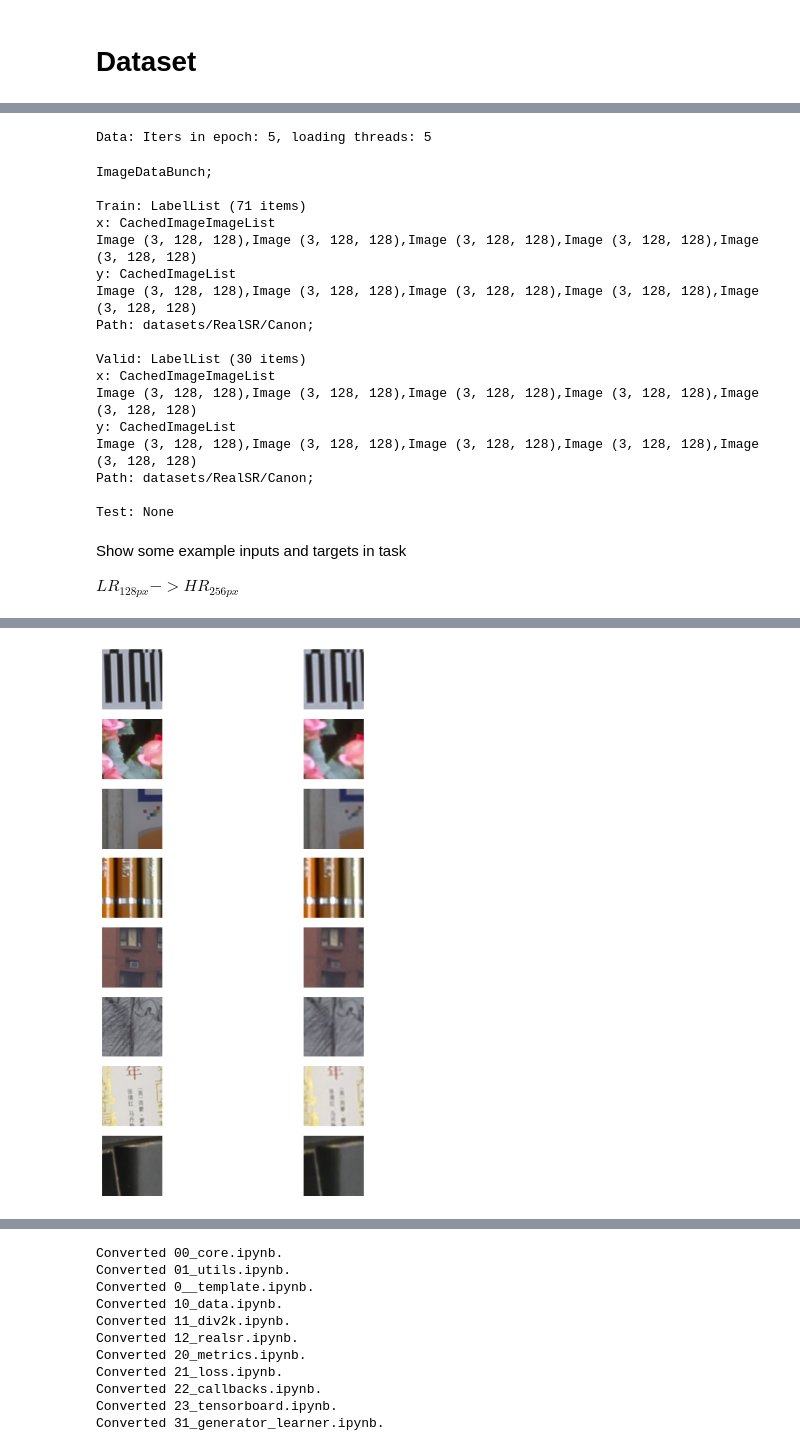
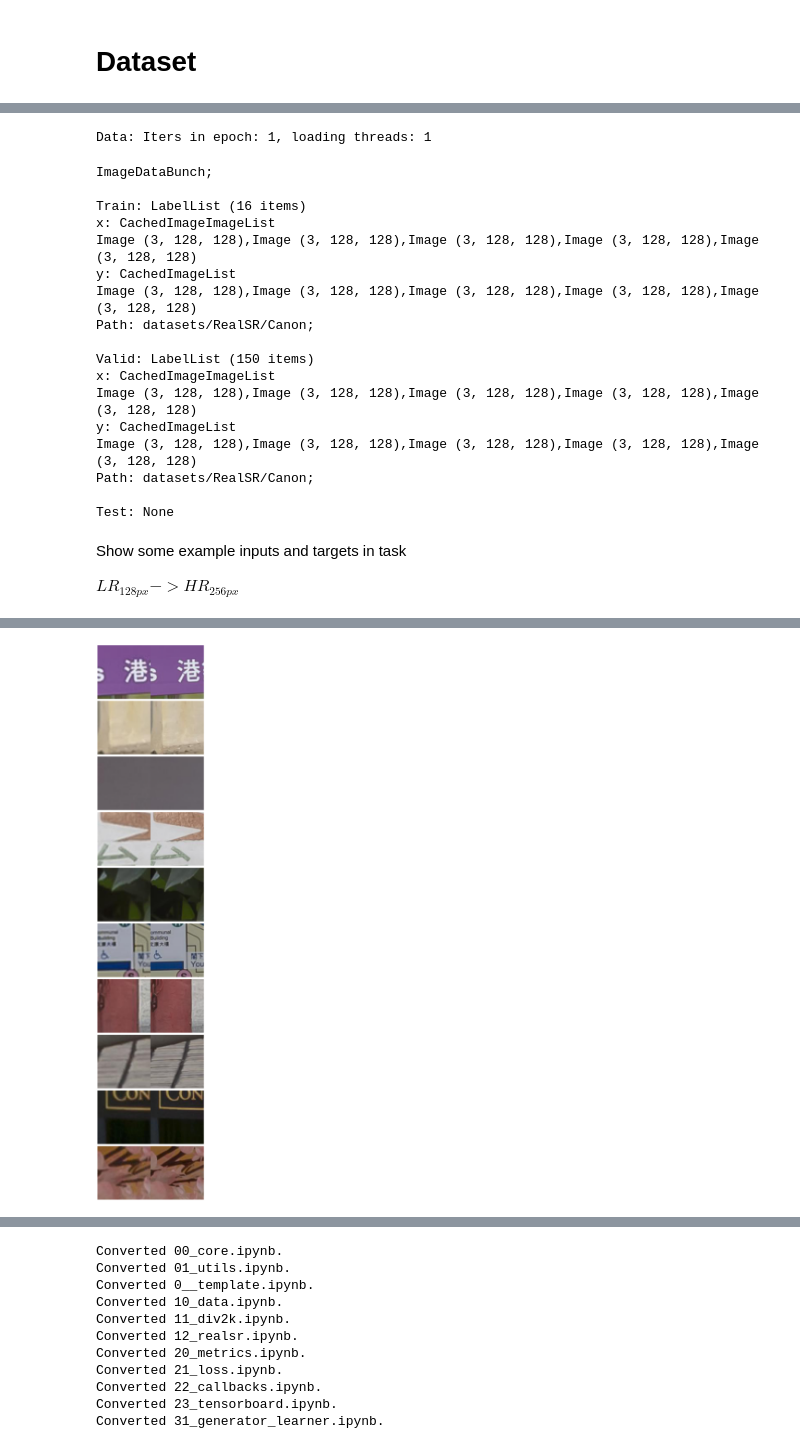
Before and after one commit to luksladky/SR-augmentation-learning, a Jupyter notebook: 12_realsr.ipynb, the cells around one changed output, grey strips where cells are left out. Saved outputs shown, nothing was run; the diff lists cells and outputs as text; code cells hidden in the pictures.

Commit message:
Fixed overfitting training with seeds, loss, cleaning

```diff
--- a/12_realsr.ipynb
+++ b/12_realsr.ipynb
@@ -123,7 +181,7 @@ def _repeat_il(il:ImageList, times:int=2)->ImageList:
         il.add(il_orig)
     return il
 
-def _get_il(input_type:str='LR2'):
+def _get_il(input_type:str='LR2', det_valid = True):
 
     il_canon = CachedImageImageList.from_folder(path_dataset / 'Canon') \
                .filter_by_func(lambda fname: '/2/' in str(fname)) \
@@ -136,39 +194,52 @@ def _get_il(input_type:str='LR2'):
     il_canon.add(il_nikon)
     il = il_canon
 
+    if det_valid:
+        il = il.filter_by_func(lambda fname: 'Valid' not in str(fname))
+        il_valid = CachedImageImageList.from_folder(path_dataset / 'Valid') \
+                        .filter_by_func(lambda fname: input_type in str(fname))
+        il.add(il_valid)
+
     return il
 
 def _get_src(keep_pct: float = 1.0,
              random_seed: int = 42,
              input_type:str='LR2',
              repeat_train:int = 1,
-             max_train_len: int = sys.maxsize):
+             repeat_valid:int = 1,
+             max_train_len: int = sys.maxsize,
+             det_valid=True):
 
-    il = _get_il(input_type=input_type)
+    il = _get_il(input_type=input_type,det_valid=det_valid)
 
     if keep_pct < 1.0:
          il = il.use_partial_data(sample_pct=keep_pct, seed=random_seed)
 
-    src = il.split_by_folder(train="Train", valid = "Valid")
+    src = il.split_by_valid_func(lambda fname: "Valid" in str(fname))
 
     if max_train_len < sys.maxsize:
+        if random_seed is not None: np.random.seed(random_seed)
         rand_idx = np.random.permutation(range_of(src.train))
         src.train = src.train[rand_idx[:max_train_len]]
 
     if repeat_train > 1:
         src.train = _repeat_il(src.train, repeat_train)
 
+    if repeat_valid > 1:
+        src.valid = _repeat_il(src.valid, repeat_valid)
+
     src.path = src.path.parent
 
     return src
 
-def _get_tfms(y_size:int, dihedral_augs:bool=True):
+def _get_tfms(y_size:int, dihedral_augs:bool=True, valid_len:int=None):
     crop_rand_patches = crop(size=(y_size,y_size),  row_pct=(0,1), col_pct=(0,1))# pct
     crop_center_patches = crop(size=(y_size,y_size),  row_pct=0.5, col_pct=0.5)# pct
+
     #TODO brightness and contrast
     #TODO noise
     train_tfms = [crop_rand_patches]
     if dihedral_augs:
         train_tfms += [dihedral_affine()]
-    valid_tfms = [crop_rand_patches]
+    valid_tfms = []
     return [train_tfms, valid_tfms]
@@ -177,3 +245,0 @@ il = _get_il()
-# %%
-src = _get_src(max_train_len=60, repeat_train=100)
-src
@@ -200,21 +254,23 @@ def get_data_realsr(y_size,
              input_type:str = 'LR2',
              output_type:str = 'HR',
              repeat_train = 1,
+             repeat_valid = 1,
              max_train_len: int = sys.maxsize,
              dihedral_augs = True,
              stats: tuple = imagenet_stats) -> ImageDataBunch:
 
-    src = _get_src(keep_pct, random_seed, input_type, repeat_train, max_train_len)
+    src = _get_src(keep_pct, random_seed, input_type, repeat_train, repeat_valid, max_train_len)
 
     ll = src.label_from_func(lambda fname: str(fname).replace(input_type,output_type))
 
     iters_in_epoch = int(math.ceil(len(src.train) / float(bs)))
+
     num_workers = min(iters_in_epoch, multiprocessing.cpu_count() // 4)
 
     print(f"Data: Iters in epoch: {iters_in_epoch}, loading threads: {num_workers}")
 
     data = (ll.transform(
-                       _get_tfms(y_size, dihedral_augs),
+                       _get_tfms(y_size, dihedral_augs, len(src.valid)),
                        size=None,
                        tfm_y=True)
                    .databunch(bs=bs, num_workers=num_workers)
@@ -223,20 +279,20 @@ def get_data_realsr(y_size,
     data.c = 3
     return data
 # %%
-data = get_data_realsr(128, 16, input_type = 'HR', output_type='LR2', repeat_train = 1, max_train_len = 71)
+data = get_data_realsr(128, 16, input_type = 'LR2', output_type='HR', repeat_train = 1, max_train_len = 16)
 data
 # %% [output]
-Data: Iters in epoch: 5, loading threads: 5
+Data: Iters in epoch: 1, loading threads: 1
 ImageDataBunch;
 
-Train: LabelList (71 items)
+Train: LabelList (16 items)
 x: CachedImageImageList
 Image (3, 128, 128),Image (3, 128, 128),Image (3, 128, 128),Image (3, 128, 128),Image (3, 128, 128)
 y: CachedImageList
 Image (3, 128, 128),Image (3, 128, 128),Image (3, 128, 128),Image (3, 128, 128),Image (3, 128, 128)
 Path: datasets/RealSR/Canon;
 
-Valid: LabelList (30 items)
+Valid: LabelList (150 items)
 x: CachedImageImageList
 Image (3, 128, 128),Image (3, 128, 128),Image (3, 128, 128),Image (3, 128, 128),Image (3, 128, 128)
 y: CachedImageList
@@ -250,5 +306,5 @@ Show some example inputs and targets in task
 $ {LR}_{128px} -> {HR}_{256px} $
 # %%
 %%time
-data.show_batch(ds_type=DatasetType.Valid, rows=8, figsize=(9,9))
+data.show_batch(ds_type=DatasetType.Valid, rows=10)
 # %% [output]
@@ -257 +313 @@ Wall time: 6.79 s
-[figure, old version]
+[figure, new version]
```
Also changed, not shown: parts of 8 cells of this notebook, 9 other files.
